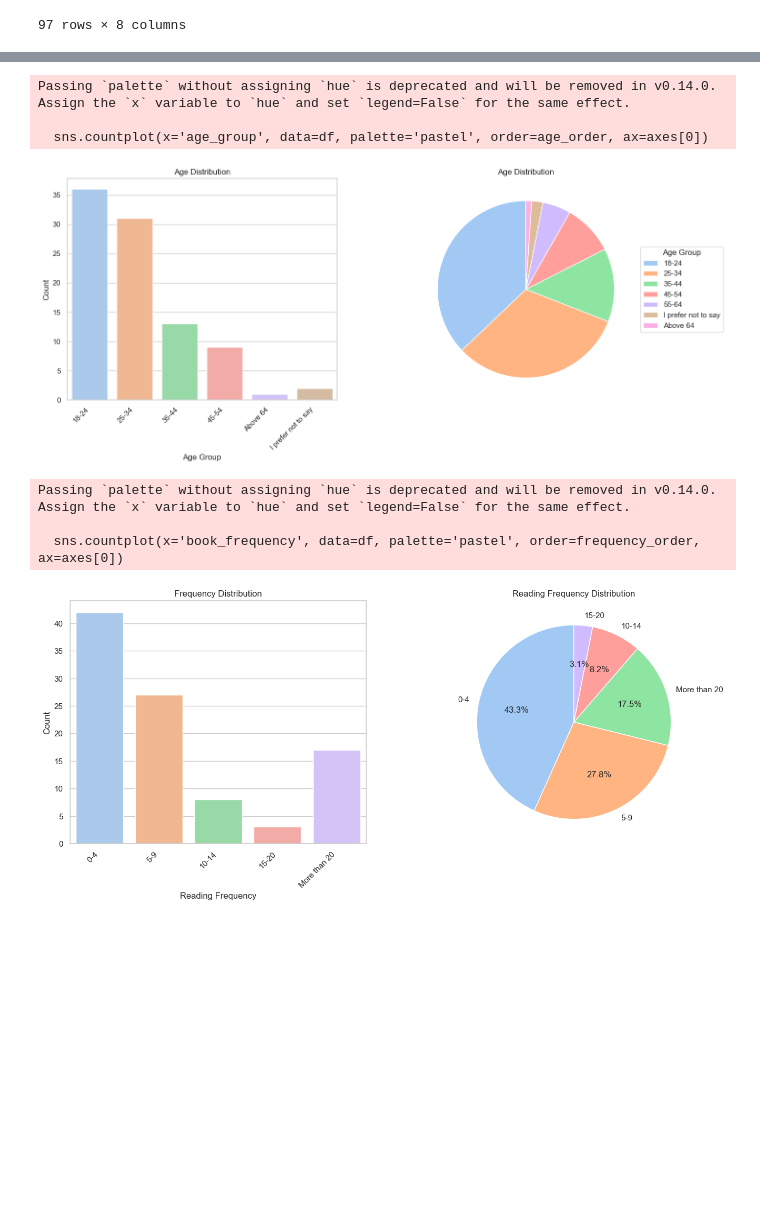
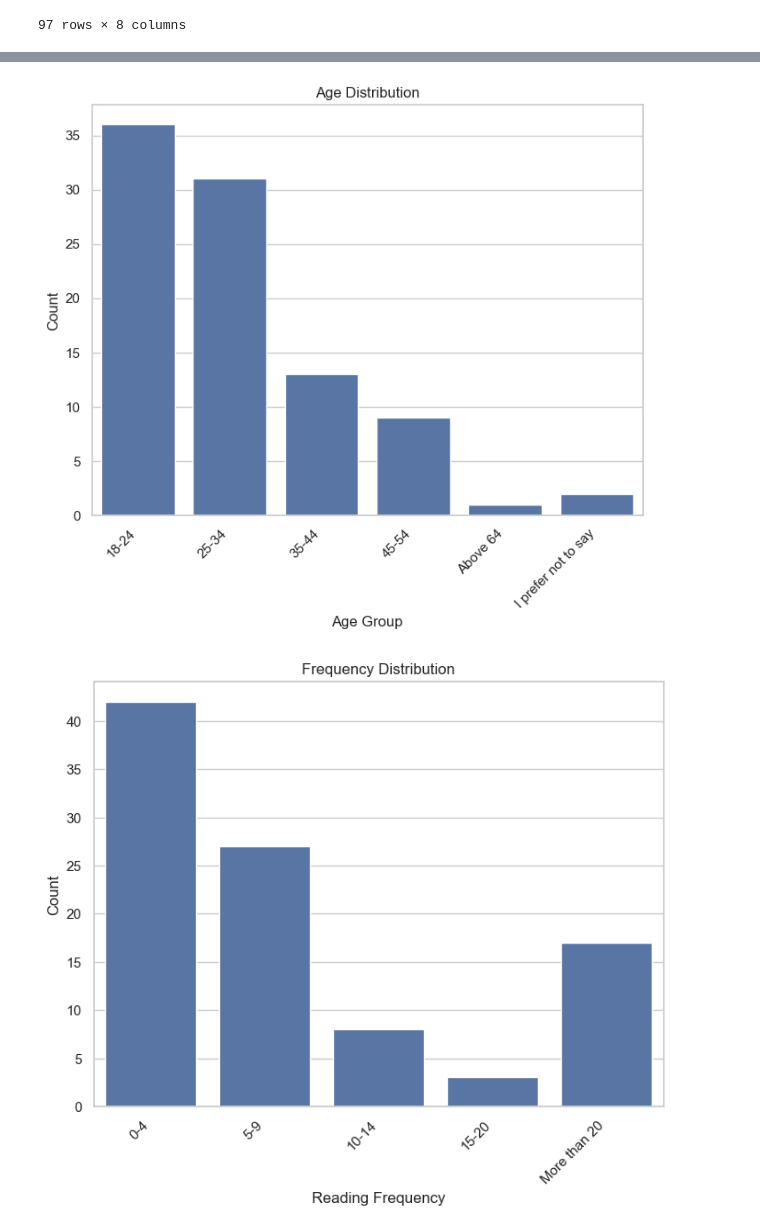
Before and after one commit to csteinmann/book_recommendation, a Jupyter notebook: results/demographic_analysis.ipynb, the cells around one changed output, grey strips where cells are left out. Saved outputs shown, nothing was run; the diff lists cells and outputs as text; code cells hidden in the pictures; blank space fills up the shorter version.

```diff
--- a/results/demographic_analysis.ipynb
+++ b/results/demographic_analysis.ipynb
@@ -54,54 +50,33 @@ Passing `palette` without assigning `hue` is deprecated and will be removed in v
 # %%
-sns.set(style="whitegrid")
-fig, axes = plt.subplots(1, 2, figsize=(16, 6))  # 1 row, 2 columns
+fig, ax = plt.subplots(figsize=(8, 6))
 
 # Countplot
 age_order = ['18-24', '25-34', '35-44', '45-54', 'Above 64', 'I prefer not to say']
-sns.countplot(x='age_group', data=df, palette='pastel', order=age_order, ax=axes[0])
+sns.countplot(x='age_group', data=df, order=age_order)
 
-axes[0].set_title('Age Distribution')
-axes[0].set_xlabel('Age Group')
-axes[0].set_ylabel('Count')
-axes[0].set_xticklabels(axes[0].get_xticklabels(), rotation=45, ha='right')  # Set rotation to 45 degrees
+ax.set_title('Age Distribution')
+ax.set_xlabel('Age Group')
+ax.set_ylabel('Count')
+ax.set_xticklabels(ax.get_xticklabels(), rotation=45, ha='right')  # Set rotation to 45 degrees
 
-# Pie chart
-age_counts = df['age_group'].value_counts()
-wedges, texts, autotexts = axes[1].pie(age_counts, labels=None, autopct='', startangle=90, colors=sns.color_palette('pastel'))
-
-# Add a legend
-axes[1].legend(wedges, age_counts.index, title='Age Group', loc='center left', bbox_to_anchor=(1, 0, 0.5, 1))
-
-axes[1].set_title('Age Distribution')
 plt.show()
 # %% [output]
-Passing `palette` without assigning `hue` is deprecated and will be removed in v0.14.0. Assign the `x` variable to `hue` and set `legend=False` for the same effect.
-
-  sns.countplot(x='age_group', data=df, palette='pastel', order=age_order, ax=axes[0])
-[figure, old version]
+[figure, new version]
-# %%
-sns.set(style="whitegrid")
-fig, axes = plt.subplots(1, 2, figsize=(16, 6))  # 1 row, 2 columns
-
-# Countplot
-frequency_order = ['0-4', '5-9', '10-14', '15-20', 'More than 20']
-sns.countplot(x='book_frequency', data=df, palette='pastel', order=frequency_order, ax=axes[0])
-
-axes[0].set_title('Frequency Distribution')
-axes[0].set_xlabel('Reading Frequency')
-axes[0].set_ylabel('Count')
-axes[0].set_xticklabels(axes[0].get_xticklabels(), rotation=45, ha='right')
-
-# Pie chart
-frequency_counts = df['book_frequency'].value_counts()
-axes[1].pie(frequency_counts, labels=frequency_counts.index, autopct='%1.1f%%', startangle=90, colors=sns.color_palette('pastel'))
-axes[1].set_title('Reading Frequency Distribution')
-
-plt.show()
-# %% [output]
-Passing `palette` without assigning `hue` is deprecated and will be removed in v0.14.0. Assign the `x` variable to `hue` and set `legend=False` for the same effect.
-
-  sns.countplot(x='book_frequency', data=df, palette='pastel', order=frequency_order, ax=axes[0])
-[figure, removed]
+# %%
+fig, ax = plt.subplots(figsize=(8, 6))
+
+# Countplot
+frequency_order = ['0-4', '5-9', '10-14', '15-20', 'More than 20']
+sns.countplot(x='book_frequency', data=df, order=frequency_order)
+
+ax.set_title('Frequency Distribution')
+ax.set_xlabel('Reading Frequency')
+ax.set_ylabel('Count')
+ax.set_xticklabels(ax.get_xticklabels(), rotation=45, ha='right')
+
+plt.show()
+# %% [output]
+[figure, added]
 # %%
 genre_counts = {}
 
```
Also changed, not shown: parts of 6 cells of this notebook, 12 other files.
